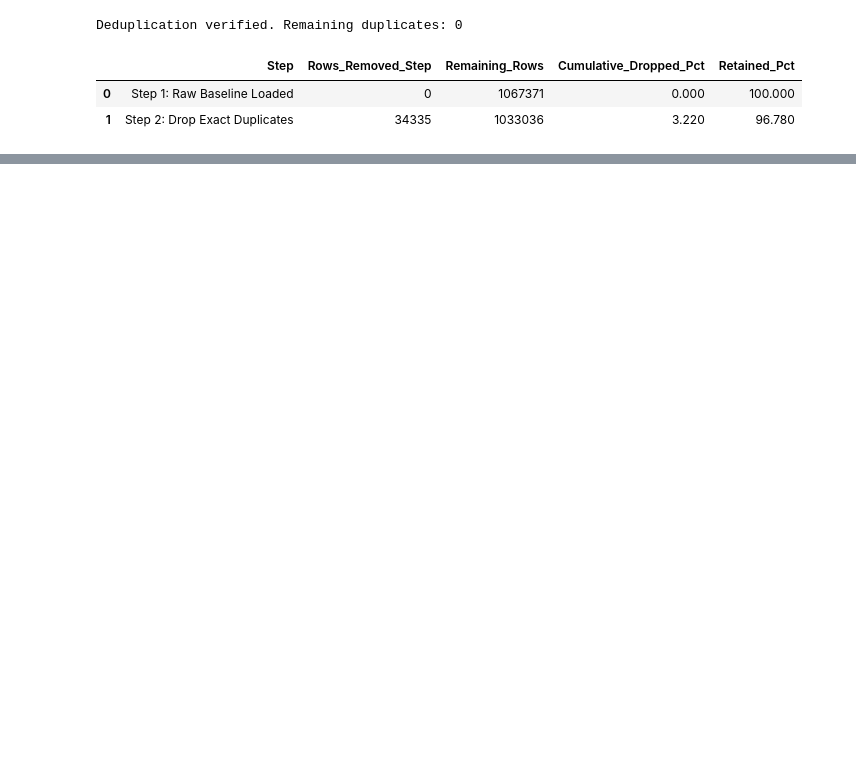
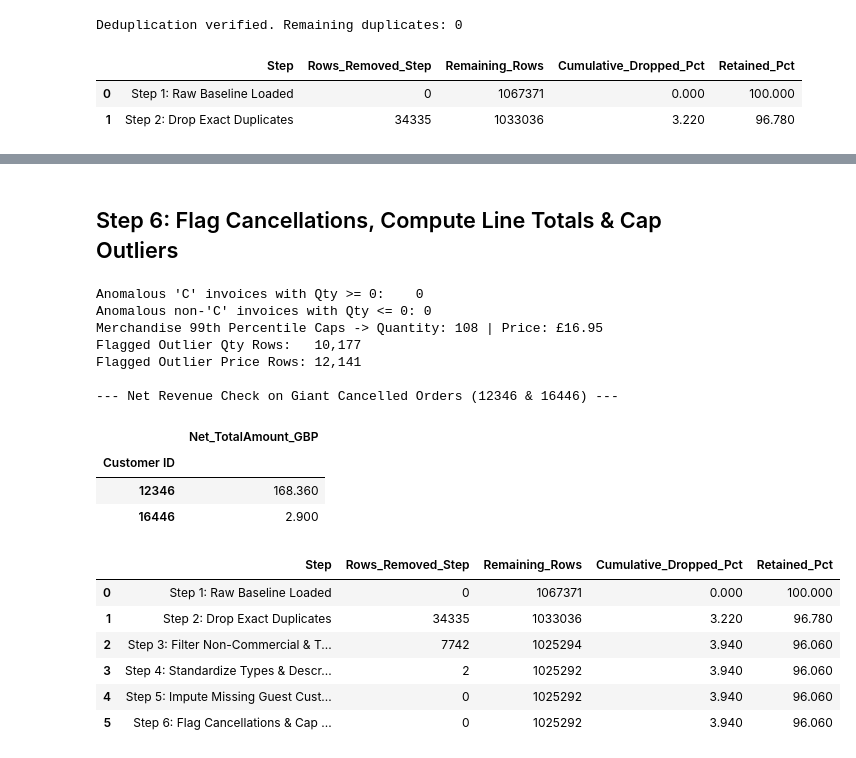
Before and after one commit to ankit-singh09/Retail-Ecommerce--CSCP, a Jupyter notebook: notebooks/Cleaning_Dataset.ipynb, the cells around one changed output, grey strips where cells are left out. Saved outputs shown, nothing was run; the diff lists cells and outputs as text; code cells hidden in the pictures; blank space fills up the shorter version.

```diff
--- a/notebooks/Cleaning_Dataset.ipynb
+++ b/notebooks/Cleaning_Dataset.ipynb
@@ -92,0 +256,49 @@ Deduplication verified. Remaining duplicates: 0
+# %% [markdown]
+## Step 6: Flag Cancellations, Compute Line Totals & Cap Outliers
+# %%
+df['Is_Cancelled'] = df['Invoice'].str.startswith('C')
+df['TotalAmount'] = (df['Quantity'] * df['Price']).round(2)
+
+# Verify alignment between 'C' prefix and negative quantity
+c_pos_err = ((df['Is_Cancelled']) & (df['Quantity'] >= 0)).sum()
+non_c_neg_err = ((~df['Is_Cancelled']) & (df['Quantity'] <= 0)).sum()
+print(f"Anomalous 'C' invoices with Qty >= 0:    {c_pos_err}")
+print(f"Anomalous non-'C' invoices with Qty <= 0: {non_c_neg_err}")
+
+# Compute 99th percentile caps on positive Merchandise rows (without dropping rows)
+merch_pos = df[(df['Item_Category'] == 'Merchandise') & (~df['Is_Cancelled'])]
+qty_cap = float(merch_pos['Quantity'].quantile(0.99))
+price_cap = float(merch_pos['Price'].quantile(0.99))
+
+df['Is_Outlier_Qty'] = df['Quantity'].abs() > qty_cap
+df['Is_Outlier_Price'] = df['Price'] > price_cap
+df['Quantity_Capped'] = df['Quantity'].clip(lower=-qty_cap, upper=qty_cap)
+df['Price_Capped'] = df['Price'].clip(upper=price_cap)
+
+print(f"Merchandise 99th Percentile Caps -> Quantity: {qty_cap:.0f} | Price: £{price_cap:.2f}")
+print(f"Flagged Outlier Qty Rows:   {df['Is_Outlier_Qty'].sum():,}")
+print(f"Flagged Outlier Price Rows: {df['Is_Outlier_Price'].sum():,}")
+
+# Verify giant matched reversals (Customers 12346 & 16446) net out cleanly
+print("\n--- Net Revenue Check on Giant Cancelled Orders (12346 & 16446) ---")
+display(df[df['Customer ID'].isin(['12346', '16446'])].groupby('Customer ID')['TotalAmount'].sum().to_frame('Net_TotalAmount_GBP'))
+display(record_step("Step 6: Flag Cancellations & Cap Outliers", df))
+# %% [output]
+Anomalous 'C' invoices with Qty >= 0:    0
+Anomalous non-'C' invoices with Qty <= 0: 0
+Merchandise 99th Percentile Caps -> Quantity: 108 | Price: £16.95
+Flagged Outlier Qty Rows:   10,177
+Flagged Outlier Price Rows: 12,141
+
+--- Net Revenue Check on Giant Cancelled Orders (12346 & 16446) ---
+|  | Net_TotalAmount_GBP |
+| Customer ID |  |
+| 12346 | 168.360 |
+| 16446 | 2.900 |
+|  | Step | Rows_Removed_Step | Remaining_Rows | Cumulative_Dropped_Pct | Retained_Pct |
+| 0 | Step 1: Raw Baseline Loaded | 0 | 1067371 | 0.000 | 100.000 |
+| 1 | Step 2: Drop Exact Duplicates | 34335 | 1033036 | 3.220 | 96.780 |
+| 2 | Step 3: Filter Non-Commercial & T... | 7742 | 1025294 | 3.940 | 96.060 |
+| 3 | Step 4: Standardize Types & Descr... | 2 | 1025292 | 3.940 | 96.060 |
+| 4 | Step 5: Impute Missing Guest Cust... | 0 | 1025292 | 3.940 | 96.060 |
+| 5 | Step 6: Flag Cancellations & Cap ... | 0 | 1025292 | 3.940 | 96.060 |
```
Also changed, not shown: parts of 21 cells of this notebook, 3 other files.
